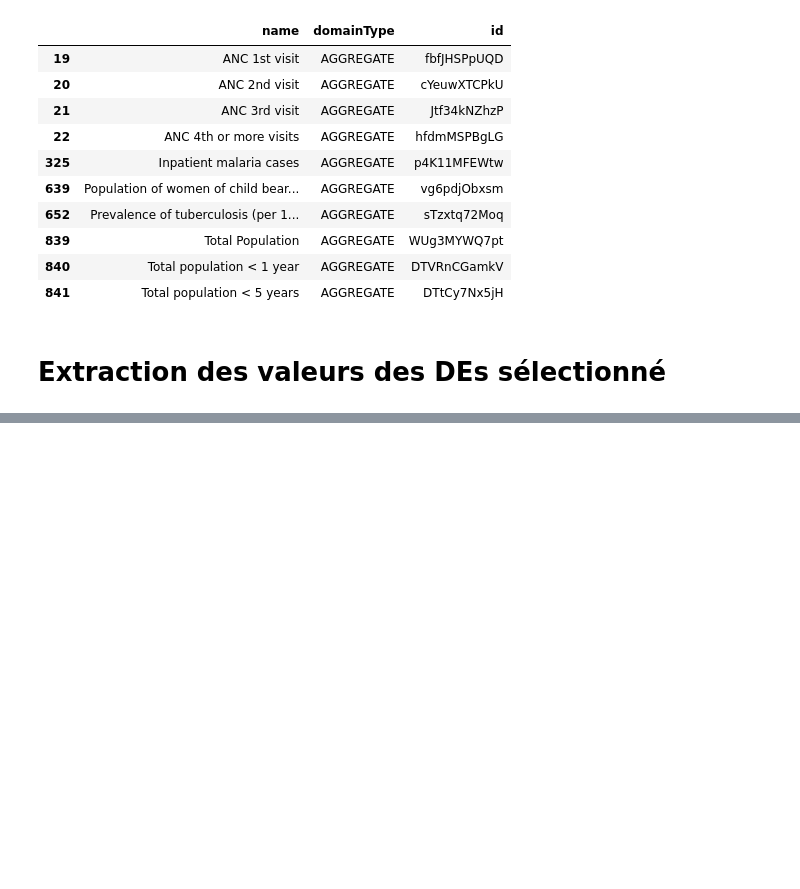
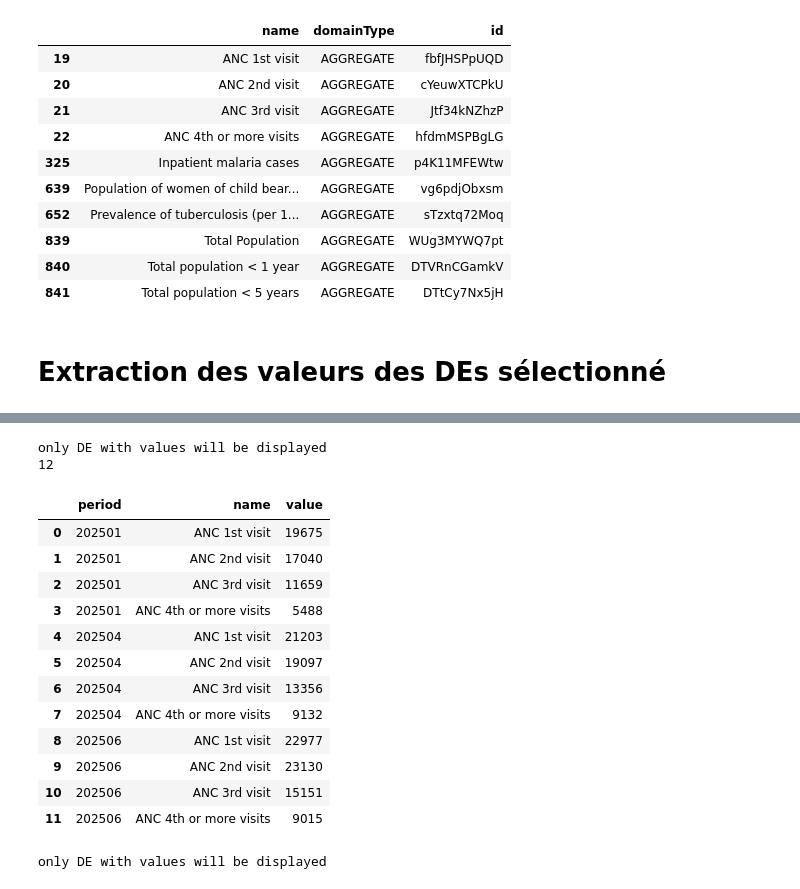
Before and after one commit to stephanedresse/sd_training_github, a Jupyter notebook: sd_assignment_june2025/notebook_extraction_dhis2.ipynb, the cells around one changed output, grey strips where cells are left out. Cells and saved outputs as stored; diff of their text form; code cells hidden in the pictures; blank space fills up the shorter version.

```diff
--- a/sd_assignment_june2025/notebook_extraction_dhis2.ipynb
+++ b/sd_assignment_june2025/notebook_extraction_dhis2.ipynb
@@ -120,0 +147,34 @@ DEs_values.head(10)
+# %%
+agg_df = (
+    DEs_values
+    .groupby(["period", "name"], as_index=False)  # ou ["orgUnit", "id"] si tu préfères
+    .agg({"value": "sum"})
+)
+
+# 3. Affichage
+print ("only DE with values will be displayed")
+print (len(agg_df))
+agg_df.head(100)
+# %% [output]
+only DE with values will be displayed
+12
+|  | period | name | value |
+| 0 | 202501 | ANC 1st visit | 19675 |
+| 1 | 202501 | ANC 2nd visit | 17040 |
+| 2 | 202501 | ANC 3rd visit | 11659 |
+| 3 | 202501 | ANC 4th or more visits | 5488 |
+| 4 | 202504 | ANC 1st visit | 21203 |
+| 5 | 202504 | ANC 2nd visit | 19097 |
+| 6 | 202504 | ANC 3rd visit | 13356 |
+| 7 | 202504 | ANC 4th or more visits | 9132 |
+| 8 | 202506 | ANC 1st visit | 22977 |
+| 9 | 202506 | ANC 2nd visit | 23130 |
+| 10 | 202506 | ANC 3rd visit | 15151 |
+| 11 | 202506 | ANC 4th or more visits | 9015 |
+# %%
+pivot_df = agg_df.pivot(index="period", columns="name", values="value").reset_index()
+pivot_df.head()
+
+print ("only DE with values will be displayed")
+# %% [output]
+only DE with values will be displayed
```
Also changed, not shown: parts of 7 cells of this notebook.
